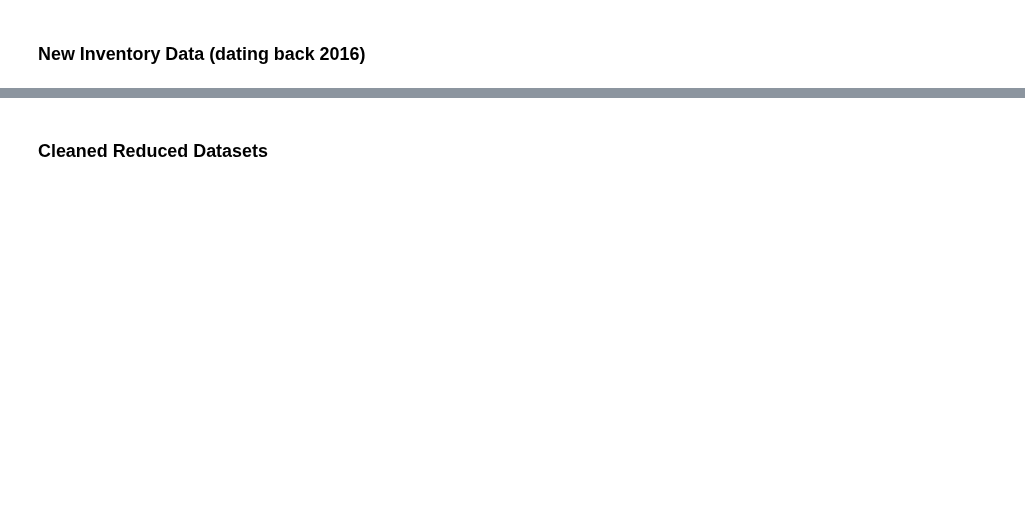
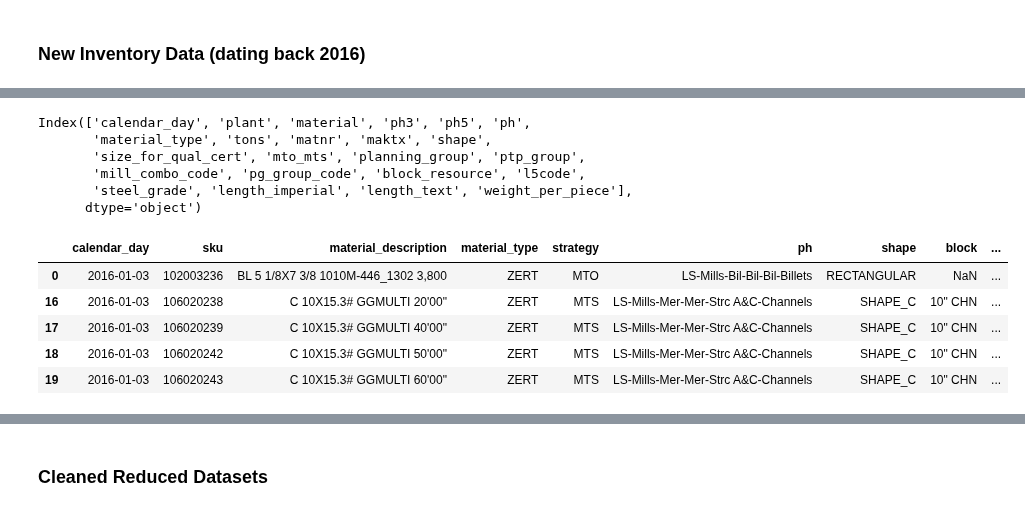
Before and after one commit to jvac06/pft, a Jupyter notebook: scripts/cleaning.ipynb, the cells around one changed output, grey strips where cells are left out. Drawn from its saved outputs; the diff is of its cells as text; code cells hidden in the pictures; blank space fills up the shorter version.

Commit message:
added new inventory from 2016 & cleaned it

```diff
--- a/scripts/cleaning.ipynb
+++ b/scripts/cleaning.ipynb
@@ -241,0 +567,23 @@ order_reduced.head(-5)
+# %%
+clean_columns(inv_hist2)
+# %% [output]
+Index(['calendar_day', 'plant', 'material', 'ph3', 'ph5', 'ph',
+       'material_type', 'tons', 'matnr', 'maktx', 'shape',
+       'size_for_qual_cert', 'mto_mts', 'planning_group', 'ptp_group',
+       'mill_combo_code', 'pg_group_code', 'block_resource', 'l5code',
+       'steel_grade', 'length_imperial', 'length_text', 'weight_per_piece'],
+      dtype='object')
+# %%
+inv_reduced2 = inv_hist2[["calendar_day","material", "maktx","material_type", "mto_mts", "ph","shape", "block_resource",
+                          "size_for_qual_cert", "steel_grade","length_text", "tons"]]
+inv_reduced2.rename(columns={"material":"sku", "maktx":"material_description", "mto_mts":"strategy", "block_resource":"block",
+                             "size_for_qual_cert":"size"}, inplace=True)
+inv_reduced2 = inv_reduced2.sort_values(["calendar_day", "material_description"])
+inv_reduced2.head()
+# %% [output]
+|  | calendar_day | sku | material_description | material_type | strategy | ph | shape | block | ... |
+| 0 | 2016-01-03 | 102003236 | BL 5 1/8X7 3/8 1010M-446_1302 3,800 | ZERT | MTO | LS-Mills-Bil-Bil-Bil-Billets | RECTANGULAR | NaN | ... |
+| 16 | 2016-01-03 | 106020238 | C 10X15.3# GGMULTI 20'00" | ZERT | MTS | LS-Mills-Mer-Mer-Strc A&C-Channels | SHAPE_C | 10" CHN | ... |
+| 17 | 2016-01-03 | 106020239 | C 10X15.3# GGMULTI 40'00" | ZERT | MTS | LS-Mills-Mer-Mer-Strc A&C-Channels | SHAPE_C | 10" CHN | ... |
+| 18 | 2016-01-03 | 106020242 | C 10X15.3# GGMULTI 50'00" | ZERT | MTS | LS-Mills-Mer-Mer-Strc A&C-Channels | SHAPE_C | 10" CHN | ... |
+| 19 | 2016-01-03 | 106020243 | C 10X15.3# GGMULTI 60'00" | ZERT | MTS | LS-Mills-Mer-Mer-Strc A&C-Channels | SHAPE_C | 10" CHN | ... |
```
Also changed, not shown: parts of 36 cells of this notebook.
